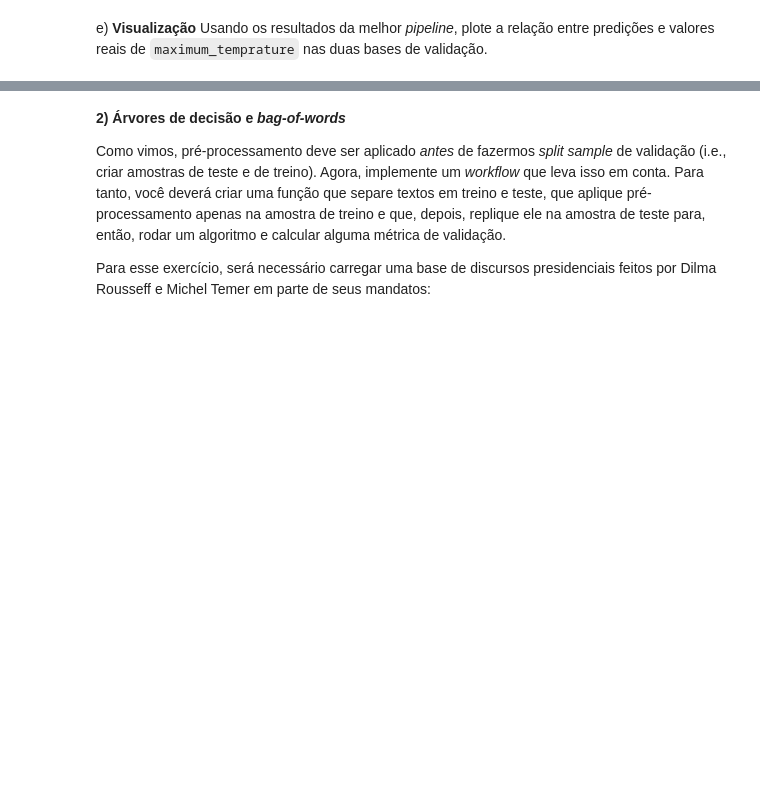
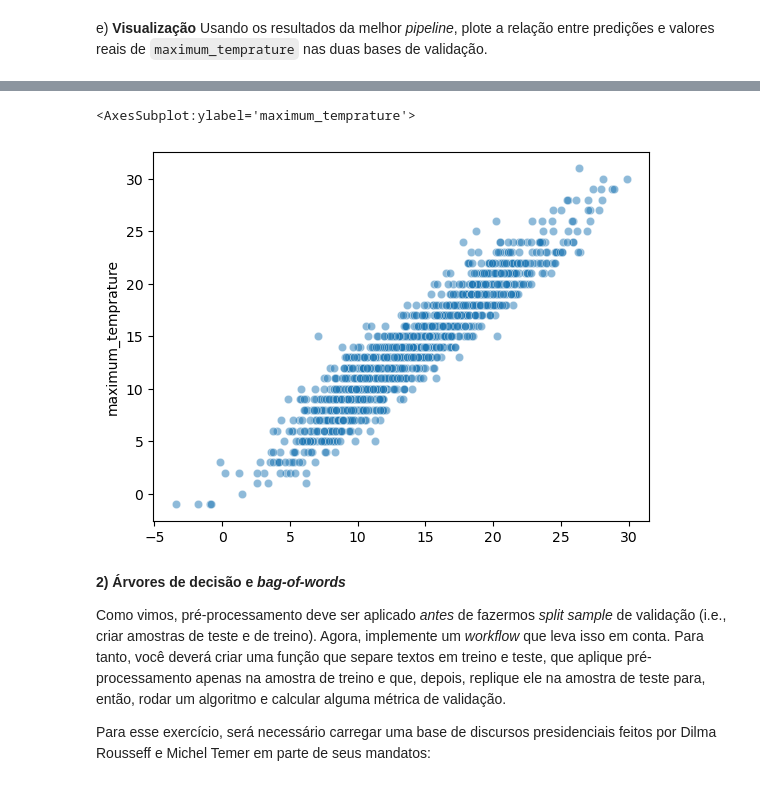
Before and after one commit to yltaba/dcp-machine-learning, a Jupyter notebook: aula_6/exercicios_aula_6.ipynb, the cells around one changed output, grey strips where cells are left out. Cells and saved outputs as stored; diff of their text form; code cells hidden in the pictures; blank space fills up the shorter version.

```diff
--- a/aula_6/exercicios_aula_6.ipynb
+++ b/aula_6/exercicios_aula_6.ipynb
@@ -160,3 +194,9 @@ e) **Visualização** Usando os resultados da melhor *pipeline*, plote a relaç
+# %%
+y_pred_test_sh = get_rmse_pred_scale_poly_mars(X=X_sh, y=y_sh, return_rmse=False)
+sns.scatterplot(y_pred_test_sh[0], y_pred_test_sh[1], alpha=0.5)
+# %% [output]
+<AxesSubplot:ylabel='maximum_temprature'>
+[figure, added]
 # %% [markdown]
 **2) Árvores de decisão e *bag-of-words***
 
```
Also changed, not shown: parts of 18 cells of this notebook.
